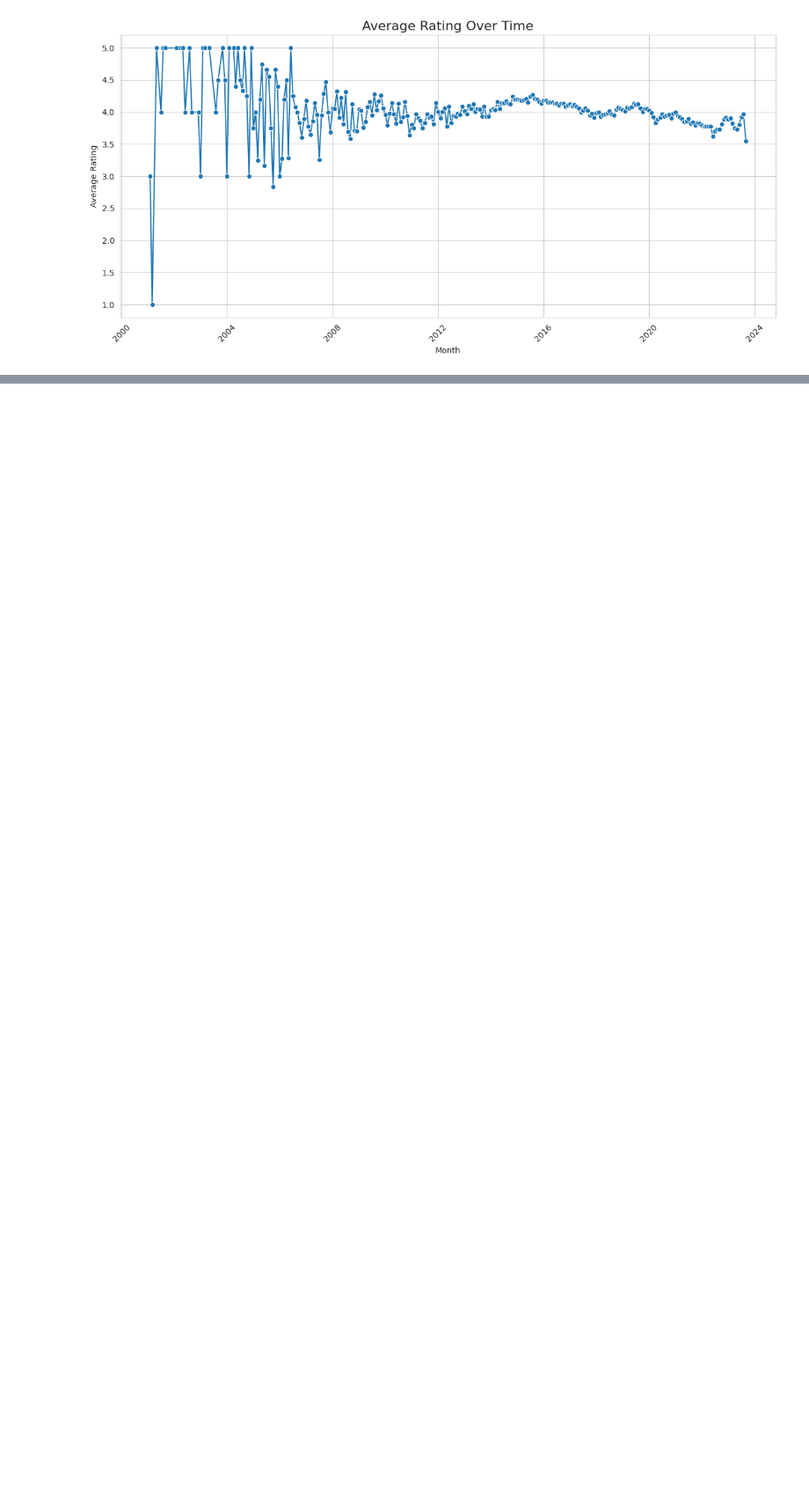
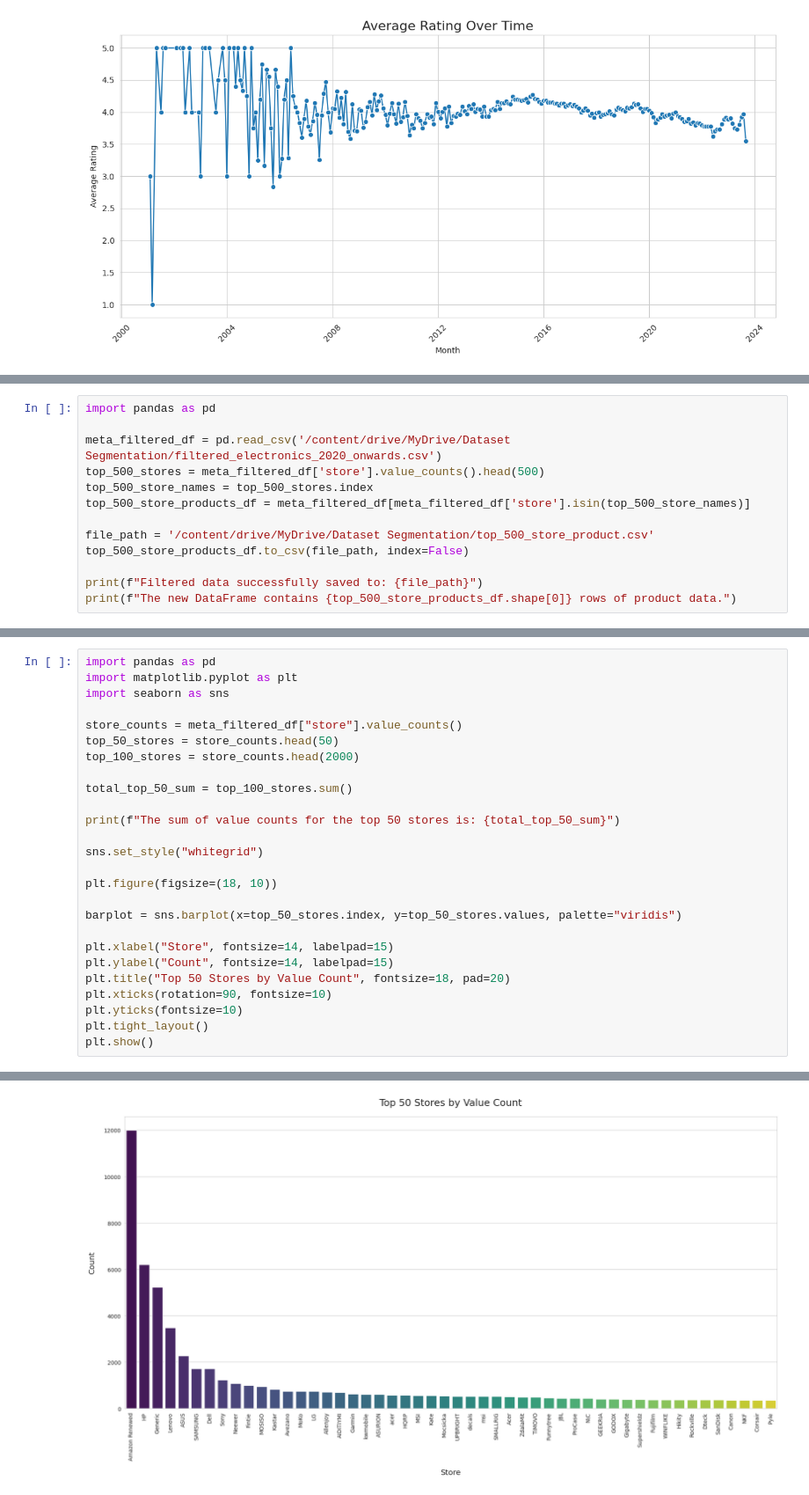
Before and after one commit to Bhawesh-Agrawal/Segmentation, a Jupyter notebook: Segmentation.ipynb, the cells around one changed output, grey strips where cells are left out. Shown at 88% size. Cells and saved outputs as stored; diff of their text form; blank space fills up the shorter version.

```diff
--- a/Segmentation.ipynb
+++ b/Segmentation.ipynb
@@ -487,0 +807,13 @@ Generating plot with the following data:
+# %%
+import pandas as pd
+
+meta_filtered_df = pd.read_csv('/content/drive/MyDrive/Dataset Segmentation/filtered_electronics_2020_onwards.csv')
+top_500_stores = meta_filtered_df['store'].value_counts().head(500)
+top_500_store_names = top_500_stores.index
+top_500_store_products_df = meta_filtered_df[meta_filtered_df['store'].isin(top_500_store_names)]
+
+file_path = '/content/drive/MyDrive/Dataset Segmentation/top_500_store_product.csv'
+top_500_store_products_df.to_csv(file_path, index=False)
+
+print(f"Filtered data successfully saved to: {file_path}")
+print(f"The new DataFrame contains {top_500_store_products_df.shape[0]} rows of product data.")
@@ -487,0 +968,27 @@ Generating plot with the following data:
+# %%
+import pandas as pd
+import matplotlib.pyplot as plt
+import seaborn as sns
+
+store_counts = meta_filtered_df["store"].value_counts()
+top_50_stores = store_counts.head(50)
+top_100_stores = store_counts.head(2000)
+
+total_top_50_sum = top_100_stores.sum()
+
+print(f"The sum of value counts for the top 50 stores is: {total_top_50_sum}")
+
+sns.set_style("whitegrid")
+
+plt.figure(figsize=(18, 10))
+
+barplot = sns.barplot(x=top_50_stores.index, y=top_50_stores.values, palette="viridis")
+
+plt.xlabel("Store", fontsize=14, labelpad=15)
+plt.ylabel("Count", fontsize=14, labelpad=15)
+plt.title("Top 50 Stores by Value Count", fontsize=18, pad=20)
+plt.xticks(rotation=90, fontsize=10)
+plt.yticks(fontsize=10)
+plt.tight_layout()
+plt.show()
+# %% [output]
@@ -487,0 +999 @@ Generating plot with the following data:
+[figure, added]
```
Also changed, not shown: parts of 57 cells of this notebook.
